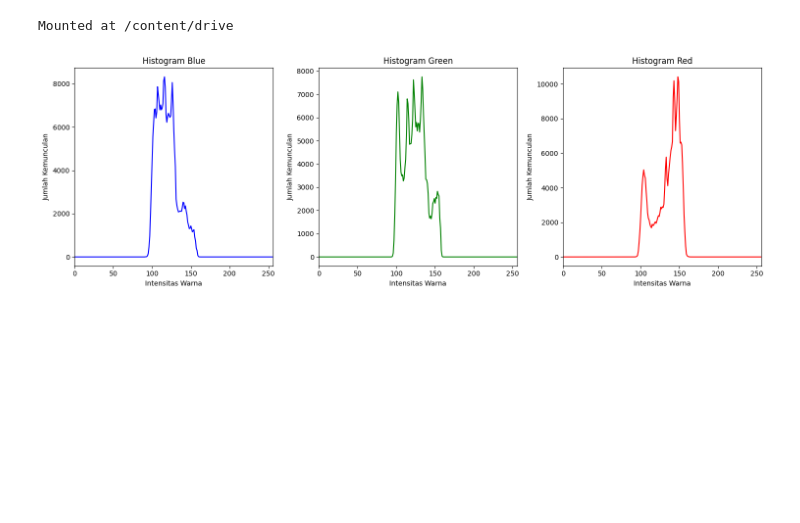
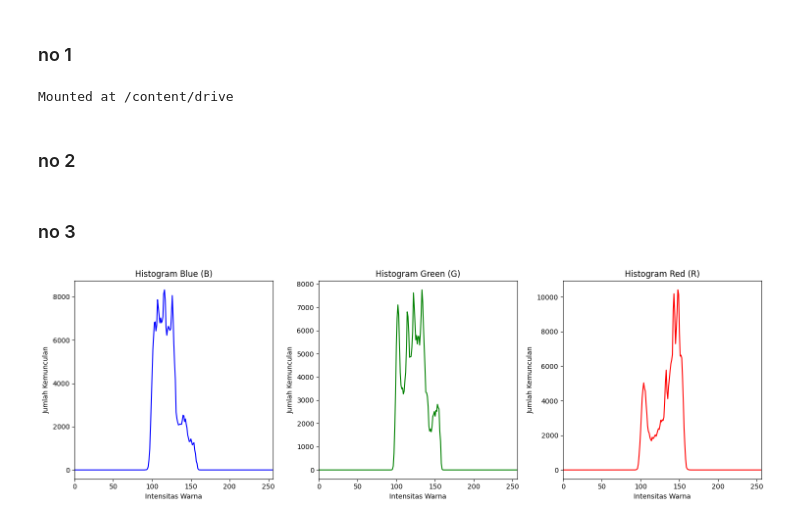
Before and after one commit to filladani/PCVK_2024, a Jupyter notebook: week6.ipynb, the cells around one changed output. Cells and saved outputs as stored; diff of their text form; code cells hidden in the pictures; blank space fills up the shorter version.

```diff
--- a/week6.ipynb
+++ b/week6.ipynb
@@ -3,9 +5,13 @@
+# %% [markdown]
+### no 1
 # %%
 from google.colab import drive
 
 drive.mount('/content/drive')
 # %% [output]
 Mounted at /content/drive
+# %% [markdown]
+### no 2
 # %%
 import cv2 as cv
 from google.colab.patches import cv2_imshow
@@ -15,45 +21,60 @@ import matplotlib.pyplot as plt
 import math
 import os
 import glob
+# %% [markdown]
+### no 3
 # %%
 # Import library yang diperlukan
 import cv2
 import numpy as np
 import matplotlib.pyplot as plt
 
 # 1. Start
 # 2. Input image
 # Fungsi untuk membaca citra menggunakan OpenCV
-image_path = '/content/drive/MyDrive/PCVK/images/lena_lc.jpg'  # ganti dengan path citra yang ingin dianalisis
+image_path = '/content/drive/MyDrive/PCVK/images/lena_lc.jpg'  # Ganti dengan path citra yang ingin dianalisis
 image = cv2.imread(image_path)
 
 # 3. Menghitung jumlah kemunculan setiap pixel warna pada seluruh pixel citra
 # Split gambar menjadi 3 channel (B, G, R)
 channels = cv2.split(image)
-colors = ('b', 'g', 'r')
-channel_names = ('Blue', 'Green', 'Red')
+
+# Menghitung histogram untuk setiap channel warna (B, G, R)
+b_hist = cv2.calcHist([channels[0]], [0], None, [256], [0, 256])  # Channel Biru (B)
+g_hist = cv2.calcHist([channels[1]], [0], None, [256], [0, 256])  # Channel Hijau (G)
+r_hist = cv2.calcHist([channels[2]], [0], None, [256], [0, 256])  # Channel Merah (R)
 
 # Membuat plot untuk masing-masing channel
 plt.figure(figsize=(15, 5))
 
-for i, (channel, color, channel_name) in enumerate(zip(channels, colors, channel_names)):
-    # Buat subplot untuk setiap channel
-    plt.subplot(1, 3, i+1)
+# Plot histogram untuk channel Biru (B)
+plt.subplot(1, 3, 1)
+plt.plot(b_hist, color='b')
+plt.title('Histogram Blue (B)')
+plt.xlabel('Intensitas Warna')
+plt.ylabel('Jumlah Kemunculan')
+plt.xlim([0, 256])
 
-    # Menghitung histogram
-    hist = cv2.calcHist([channel], [0], None, [256], [0, 256])
+# Plot histogram untuk channel Hijau (G)
+plt.subplot(1, 3, 2)
+plt.plot(g_hist, color='g')
+plt.title('Histogram Green (G)')
+plt.xlabel('Intensitas Warna')
+plt.ylabel('Jumlah Kemunculan')
+plt.xlim([0, 256])
 
-    # Plot histogram
-    plt.plot(hist, color=color)
-    plt.title(f'Histogram {channel_name}')
-    plt.xlabel('Intensitas Warna')
-    plt.ylabel('Jumlah Kemunculan')
-    plt.xlim([0, 256])
+# Plot histogram untuk channel Merah (R)
+plt.subplot(1, 3, 3)
+plt.plot(r_hist, color='r')
+plt.title('Histogram Red (R)')
+plt.xlabel('Intensitas Warna')
+plt.ylabel('Jumlah Kemunculan')
+plt.xlim([0, 256])
 
 # 4. Menampilkan histogram citra
 plt.tight_layout()
 plt.show()
 
 # 5. End
 # %% [output]
-[figure, old version]
+[figure, new version]
```
Also changed, not shown: parts of 5 cells of this notebook.
